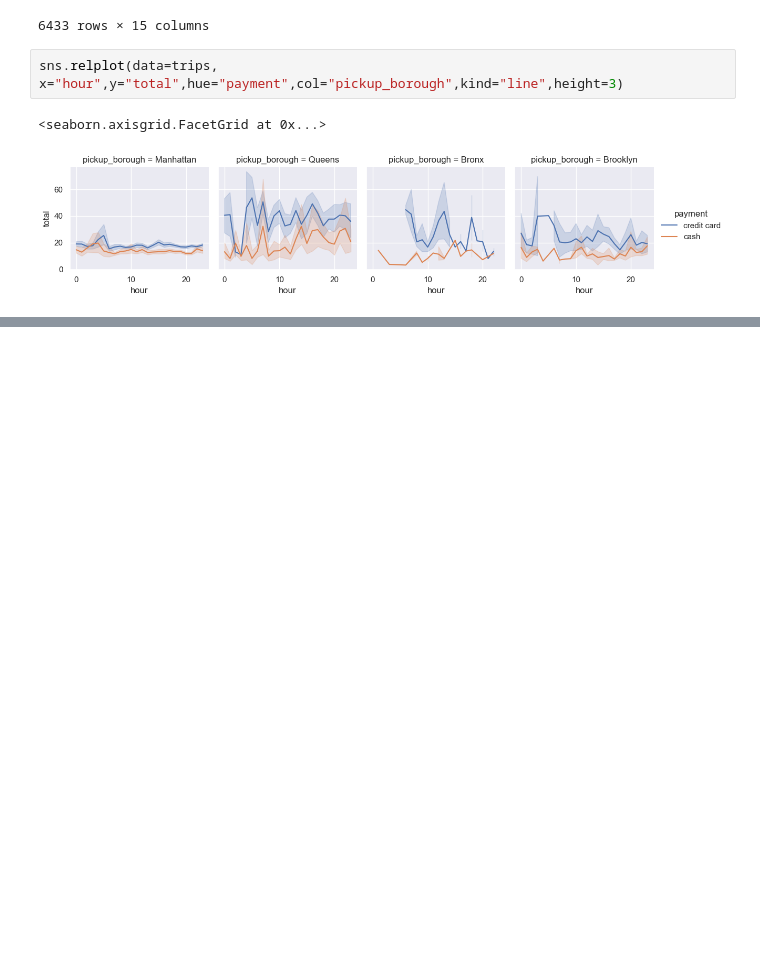
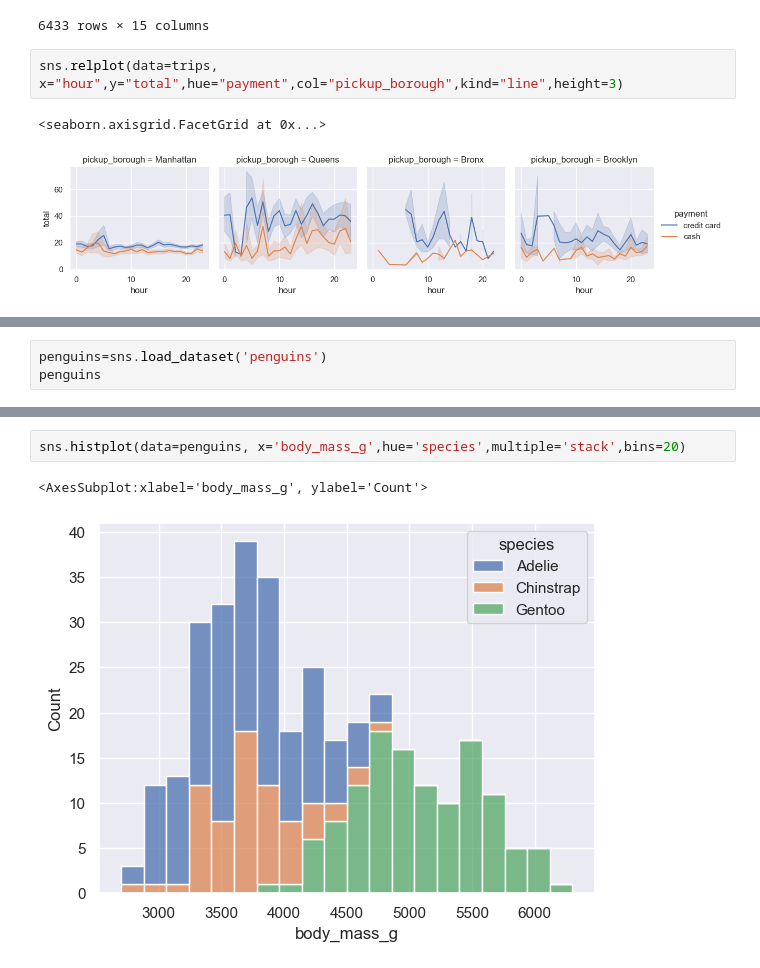
Before and after one commit to choi55j/-2023-09, a Jupyter notebook: choi/수파이썬/21강.ipynb, the cells around one changed output, grey strips where cells are left out. Saved outputs shown, nothing was run; the diff lists cells and outputs as text; blank space fills up the shorter version.

```diff
--- a/choi/수파이썬/21강.ipynb
+++ b/choi/수파이썬/21강.ipynb
@@ -203,0 +236,3 @@ sns.relplot(data=trips, x="hour",y="total",hue="payment",col="pickup_borough",ki
+# %%
+penguins=sns.load_dataset('penguins')
+penguins
@@ -203,0 +253,5 @@ sns.relplot(data=trips, x="hour",y="total",hue="payment",col="pickup_borough",ki
+# %%
+sns.histplot(data=penguins, x='body_mass_g',hue='species',multiple='stack',bins=20)
+# %% [output]
+<AxesSubplot:xlabel='body_mass_g', ylabel='Count'>
+[figure, added]
```
Also changed, not shown: parts of 8 cells of this notebook.
